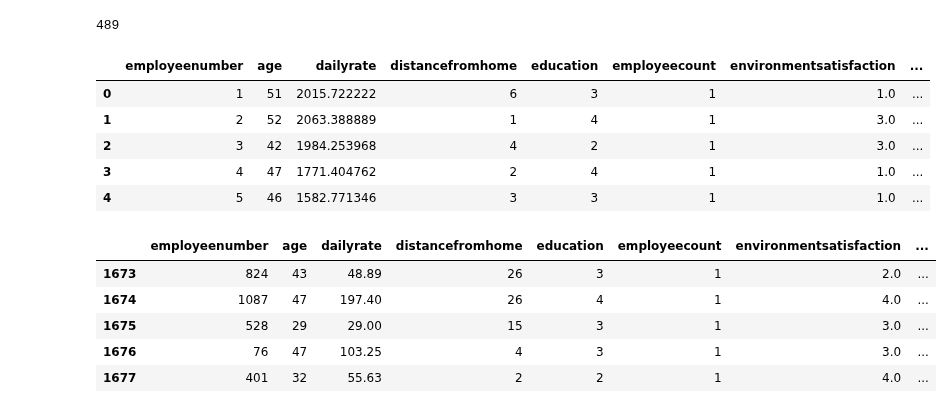
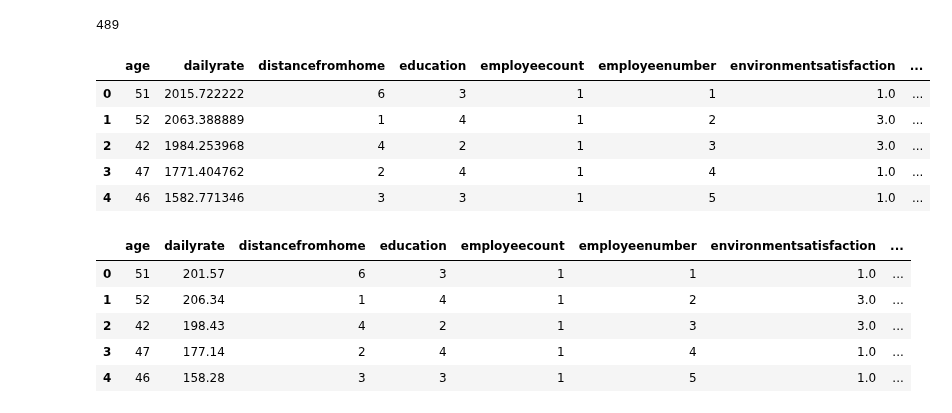
Before and after one commit to ArianaPapantonio/Final_project_module_3, a Jupyter notebook: CSV/numericos.ipynb, the cells around one changed output. Drawn from its saved outputs; the diff is of its cells as text; code cells hidden in the pictures.

```diff
--- a/CSV/numericos.ipynb
+++ b/CSV/numericos.ipynb
@@ -485,7 +485,7 @@ df_numericos['employeenumber'].isnull().sum()
 0
 # %%
 # Cambiamos columna 'employeenumber' a primera posición
-columna = df_numericos.pop('employeenumber')
+#columna = df_numericos.pop('employeenumber')
 # %%
-df_numericos.insert(0,'employeenumber', columna)
+#df_numericos.insert(0,'employeenumber', columna)
 # %%
@@ -604,25 +602,27 @@ df_numericos['hourlyrate'] = df_numericos['dailyrate'] / 8
 
 df_numericos.head()
 # %% [output]
-|  | employeenumber | age | dailyrate | distancefromhome | education | employeecount | environmentsatisfaction | ... |
-| 0 | 1 | 51 | 2015.722222 | 6 | 3 | 1 | 1.0 | ... |
-| 1 | 2 | 52 | 2063.388889 | 1 | 4 | 1 | 3.0 | ... |
-| 2 | 3 | 42 | 1984.253968 | 4 | 2 | 1 | 3.0 | ... |
-| 3 | 4 | 47 | 1771.404762 | 2 | 4 | 1 | 1.0 | ... |
-| 4 | 5 | 46 | 1582.771346 | 3 | 3 | 1 | 1.0 | ... |
+|  | age | dailyrate | distancefromhome | education | employeecount | employeenumber | environmentsatisfaction | ... |
+| 0 | 51 | 2015.722222 | 6 | 3 | 1 | 1 | 1.0 | ... |
+| 1 | 52 | 2063.388889 | 1 | 4 | 1 | 2 | 3.0 | ... |
+| 2 | 42 | 1984.253968 | 4 | 2 | 1 | 3 | 3.0 | ... |
+| 3 | 47 | 1771.404762 | 2 | 4 | 1 | 4 | 1.0 | ... |
+| 4 | 46 | 1582.771346 | 3 | 3 | 1 | 5 | 1.0 | ... |
 # %%
 # Mover la coma una posición a la izquierda en las columnas 'dailyrate' y 'hourlyrate'
 df_numericos['dailyrate'] = round(df_numericos['dailyrate'] / 10,2)
 df_numericos['hourlyrate'] = round(df_numericos['hourlyrate'] / 10,2)
+# %%
+df_numericos['monthlyrate'] = round(df_numericos['monthlyrate'] / 10,2)
 # %%
-df_numericos.tail()
+df_numericos.head()
 # %% [output]
-|  | employeenumber | age | dailyrate | distancefromhome | education | employeecount | environmentsatisfaction | ... |
-| 1673 | 824 | 43 | 48.89 | 26 | 3 | 1 | 2.0 | ... |
-| 1674 | 1087 | 47 | 197.40 | 26 | 4 | 1 | 4.0 | ... |
-| 1675 | 528 | 29 | 29.00 | 15 | 3 | 1 | 3.0 | ... |
-| 1676 | 76 | 47 | 103.25 | 4 | 3 | 1 | 3.0 | ... |
-| 1677 | 401 | 32 | 55.63 | 2 | 2 | 1 | 4.0 | ... |
+|  | age | dailyrate | distancefromhome | education | employeecount | employeenumber | environmentsatisfaction | ... |
+| 0 | 51 | 201.57 | 6 | 3 | 1 | 1 | 1.0 | ... |
+| 1 | 52 | 206.34 | 1 | 4 | 1 | 2 | 3.0 | ... |
+| 2 | 42 | 198.43 | 4 | 2 | 1 | 3 | 3.0 | ... |
+| 3 | 47 | 177.14 | 2 | 4 | 1 | 4 | 1.0 | ... |
+| 4 | 46 | 158.28 | 3 | 3 | 1 | 5 | 1.0 | ... |
 # %%
 ## Tenemos que completar los 'NaN' de monthlyincome con la división de salary / 12
 # Solo actualizar las filas de 'monthlyincome' donde sea NaN
```
Also changed, not shown: parts of 12 cells of this notebook, 4 other files.
